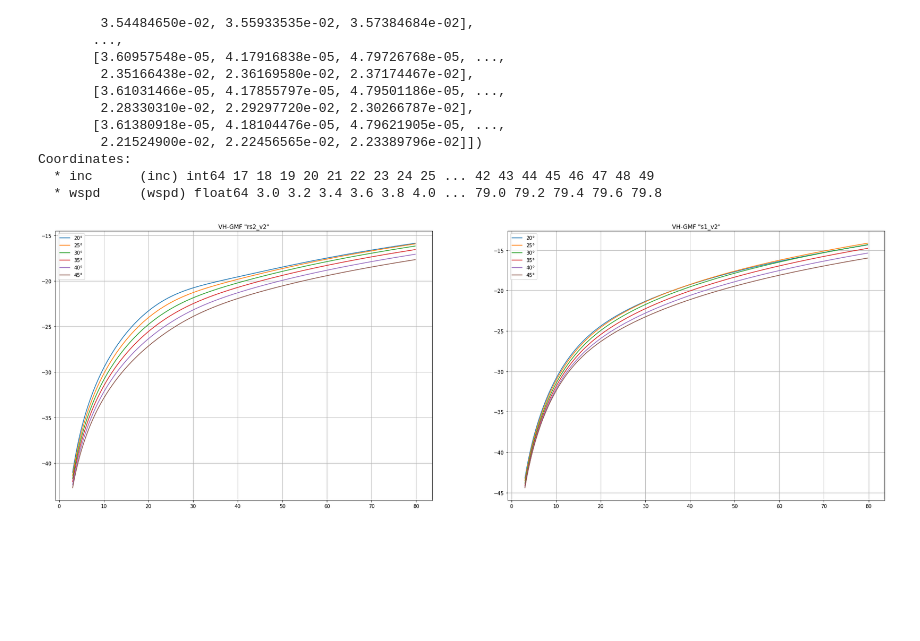
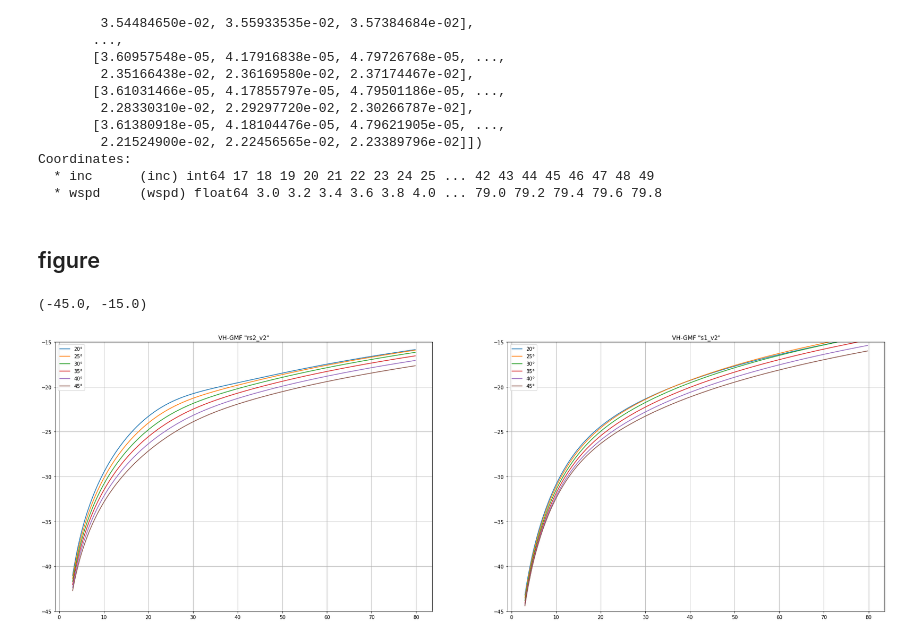
Before and after one commit to vincelhx/GMFs_tools, a Jupyter notebook: demo.ipynb, the cells around one changed output. Cells and saved outputs as stored; diff of their text form; code cells hidden in the pictures; blank space fills up the shorter version.

```diff
--- a/demo.ipynb
+++ b/demo.ipynb
@@ -65,23 +62,29 @@ array([[4.96077374e-05, 5.74503338e-05, 6.59876370e-05, ...,
 Coordinates:
   * inc      (inc) int64 17 18 19 20 21 22 23 24 25 ... 42 43 44 45 46 47 48 49
   * wspd     (wspd) float64 3.0 3.2 3.4 3.6 3.8 4.0 ... 79.0 79.2 79.4 79.6 79.8
+# %% [markdown]
+## figure
 # %%
 fig, axs = plt.subplots(1, 2)
 fig.set_size_inches(30, 10)
 
 for i,inc in enumerate(np.arange(20,50,5)):
     axs[0].plot(sigma0_rs2.wspd,10*np.log10(sigma0_rs2.sel(inc=inc)),label=str(inc)+"°")
     axs[1].plot(sigma0_s1.wspd,10*np.log10(sigma0_s1.sel(inc=inc)),label=str(inc)+"°")
 
 
 
 axs[0].legend()
 axs[1].legend()
 
 axs[0].set_title('VH-GMF "rs2_v2"')
 axs[1].set_title('VH-GMF "s1_v2"')
 
 axs[0].grid()
 axs[1].grid()
+
+axs[0].set_ylim((-45,-15))
+axs[1].set_ylim((-45,-15))
 # %% [output]
+(-45.0, -15.0)
-[figure, old version]
+[figure, new version]
```
Also changed, not shown: parts of 1 cell of this notebook.
